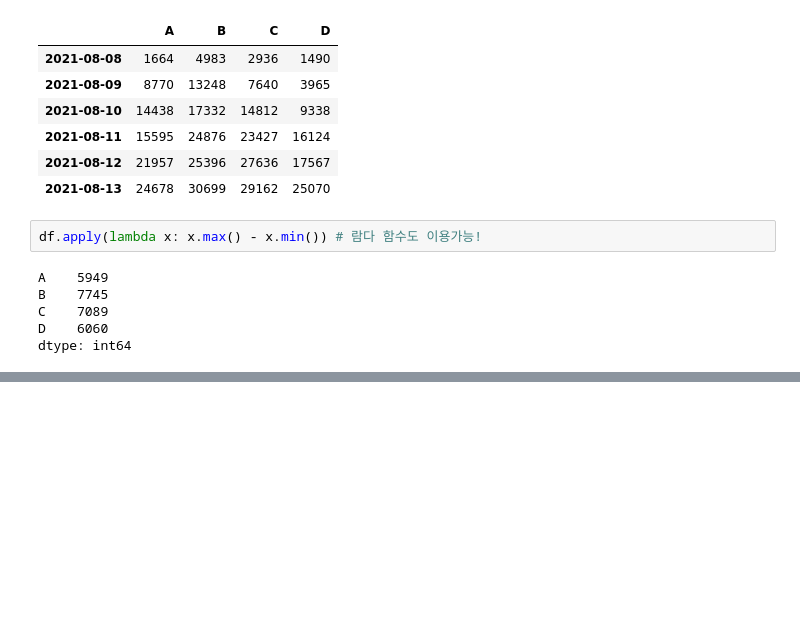
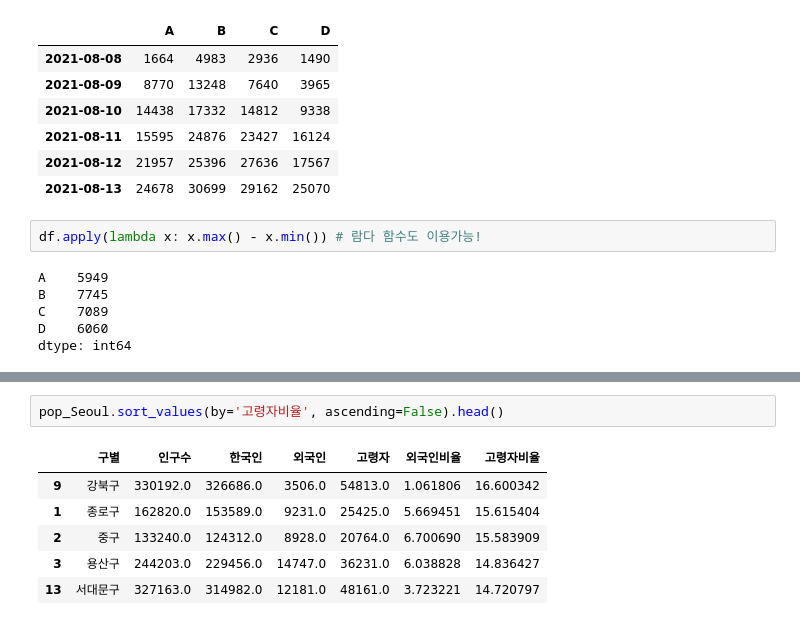
Before and after one commit to kojh0111/DataScience_Practice, a Jupyter notebook: source_code/Untitled.ipynb, the cells around one changed output, grey strips where cells are left out. Drawn from its saved outputs; the diff is of its cells as text; blank space fills up the shorter version.

```diff
--- a/source_code/Untitled.ipynb
+++ b/source_code/Untitled.ipynb
@@ -318,0 +403,9 @@ dtype: int64
+# %%
+pop_Seoul.sort_values(by='고령자비율', ascending=False).head()
+# %% [output]
+|  | 구별 | 인구수 | 한국인 | 외국인 | 고령자 | 외국인비율 | 고령자비율 |
+| 9 | 강북구 | 330192.0 | 326686.0 | 3506.0 | 54813.0 | 1.061806 | 16.600342 |
+| 1 | 종로구 | 162820.0 | 153589.0 | 9231.0 | 25425.0 | 5.669451 | 15.615404 |
+| 2 | 중구 | 133240.0 | 124312.0 | 8928.0 | 20764.0 | 6.700690 | 15.583909 |
+| 3 | 용산구 | 244203.0 | 229456.0 | 14747.0 | 36231.0 | 6.038828 | 14.836427 |
+| 13 | 서대문구 | 327163.0 | 314982.0 | 12181.0 | 48161.0 | 3.723221 | 14.720797 |
```
Also changed, not shown: parts of 11 cells of this notebook.
